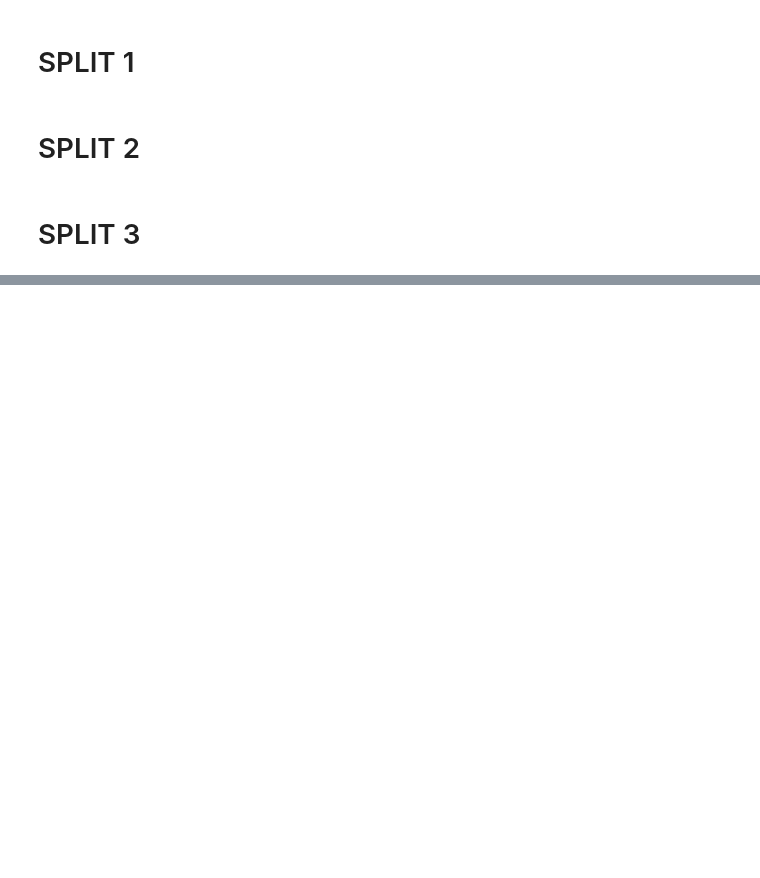
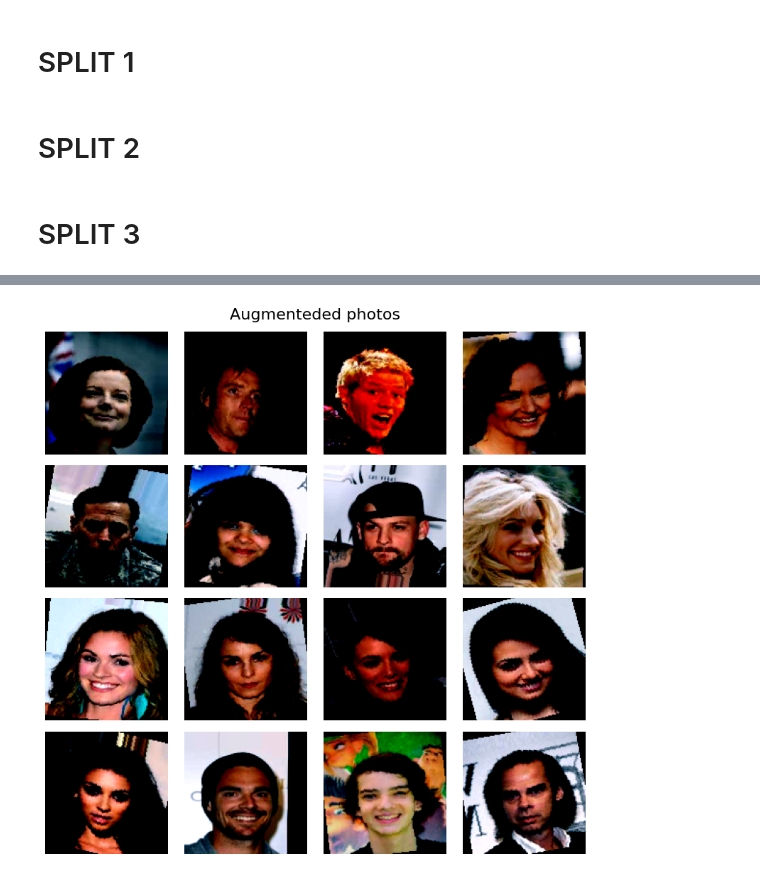
Before and after one commit to mikitomi21/Gender_Detection, a Jupyter notebook: notebooks/data_fetching.ipynb, the cells around one changed output, grey strips where cells are left out. Drawn from its saved outputs; the diff is of its cells as text; code cells hidden in the pictures; blank space fills up the shorter version.

```diff
--- a/notebooks/data_fetching.ipynb
+++ b/notebooks/data_fetching.ipynb
@@ -129,0 +135,18 @@ tensor(2)
+# %%
+for images, labels in train_loader:
+    images = images[:16]
+    fig, axes = plt.subplots(4, 4, figsize=(8, 8))
+    fig.suptitle("Augmenteded photos", fontsize=16)
+    for i, ax in enumerate(axes.flat):
+
+        img = images[i].permute(1, 2, 0)
+        img = torch.clamp(img, 0, 1)
+        ax.imshow(img)
+        ax.axis('off')
+
+    plt.tight_layout()
+    plt.axis('off')
+    plt.show()
+    break
+# %% [output]
+[figure, added]
```
Also changed, not shown: parts of 5 cells of this notebook, 1 other file.
